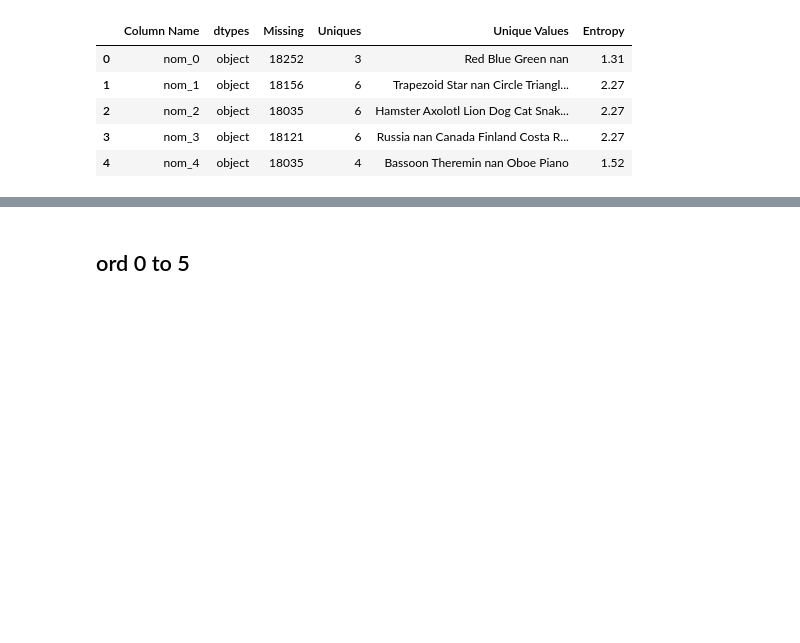
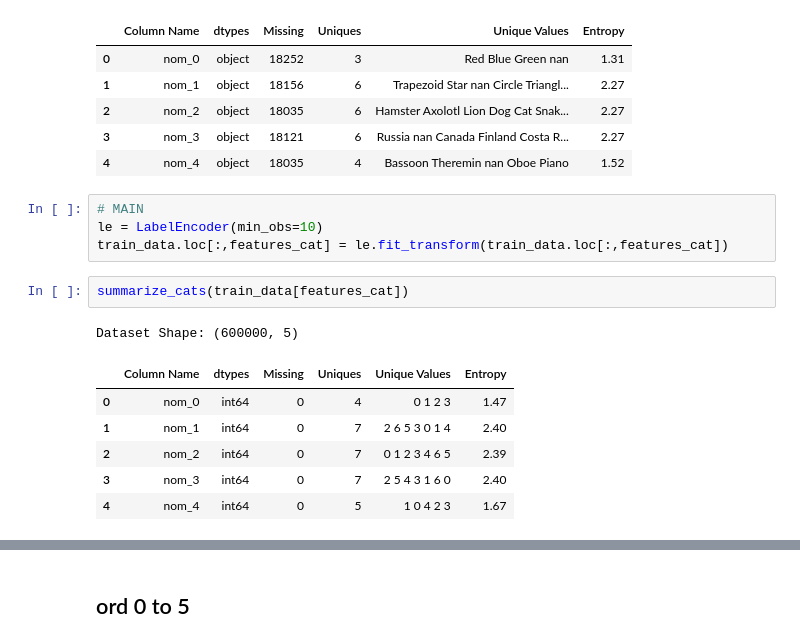
Before and after one commit to palpen/kaggle-pipeline, a Jupyter notebook: cat-in-the-dat-ii/notebook/explore.ipynb, the cells around one changed output, grey strips where cells are left out. Cells and saved outputs as stored; diff of their text form; blank space fills up the shorter version.

```diff
--- a/cat-in-the-dat-ii/notebook/explore.ipynb
+++ b/cat-in-the-dat-ii/notebook/explore.ipynb
@@ -117,3 +120,17 @@ Dataset Shape: (600000, 5)
 | 2 | nom_2 | object | 18035 | 6 | Hamster Axolotl Lion Dog Cat Snak... | 2.27 |
 | 3 | nom_3 | object | 18121 | 6 | Russia nan Canada Finland Costa R... | 2.27 |
 | 4 | nom_4 | object | 18035 | 4 | Bassoon Theremin nan Oboe Piano | 1.52 |
+# %%
+# MAIN
+le = LabelEncoder(min_obs=10)
+train_data.loc[:,features_cat] = le.fit_transform(train_data.loc[:,features_cat])
+# %%
+summarize_cats(train_data[features_cat])
+# %% [output]
+Dataset Shape: (600000, 5)
+|  | Column Name | dtypes | Missing | Uniques | Unique Values | Entropy |
+| 0 | nom_0 | int64 | 0 | 4 | 0 1 2 3 | 1.47 |
+| 1 | nom_1 | int64 | 0 | 7 | 2 6 5 3 0 1 4 | 2.40 |
+| 2 | nom_2 | int64 | 0 | 7 | 0 1 2 3 4 6 5 | 2.39 |
+| 3 | nom_3 | int64 | 0 | 7 | 2 5 4 3 1 6 0 | 2.40 |
+| 4 | nom_4 | int64 | 0 | 5 | 1 0 4 2 3 | 1.67 |
```
Also changed, not shown: parts of 11 cells of this notebook.
